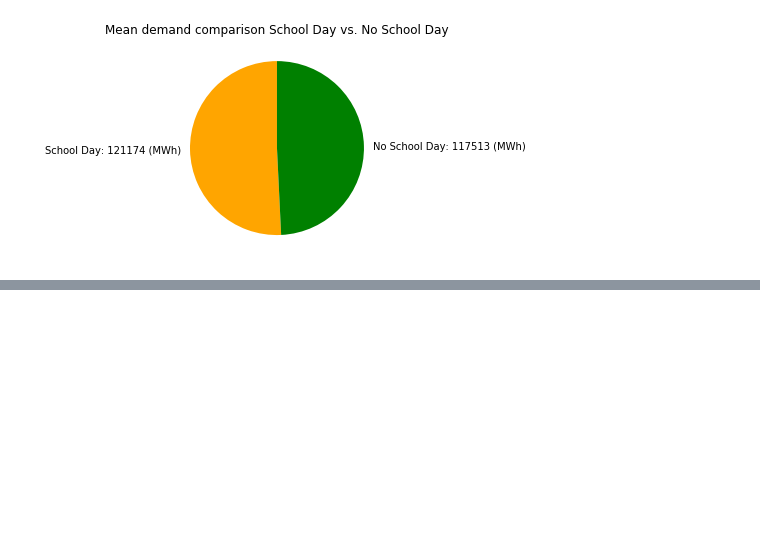
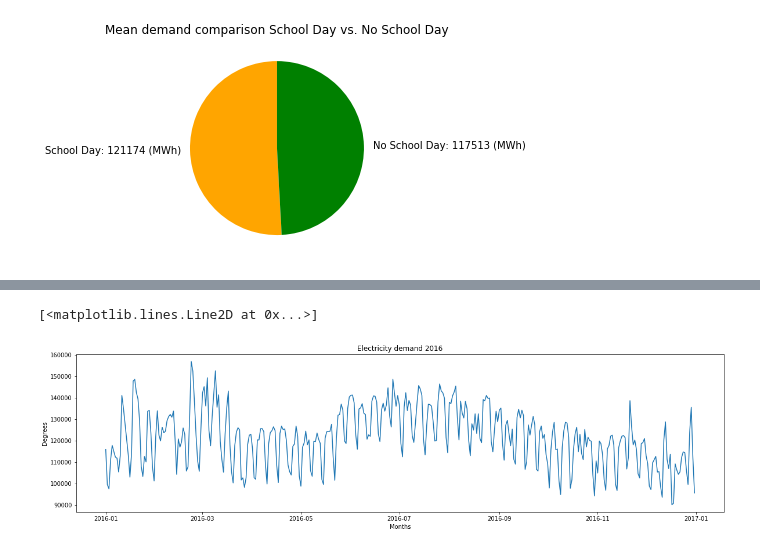
Before and after one commit to AThompson7/Project-1, a Jupyter notebook: electricity.ipynb, the cells around one changed output, grey strips where cells are left out. Drawn from its saved outputs; the diff is of its cells as text; code cells hidden in the pictures; blank space fills up the shorter version.

```diff
--- a/electricity.ipynb
+++ b/electricity.ipynb
@@ -238,0 +258,10 @@ Text(0.5, 1.0, 'Mean demand comparison School Day vs. No School Day')
+# %%
+fig = plt.figure(figsize=(20, 5))
+ax = fig.add_subplot(111)
+plt.title("Electricity demand 2016")
+plt.xlabel("Months")
+plt.ylabel("Degrees")
+ax.plot(x16, y16)
+# %% [output]
+[<matplotlib.lines.Line2D at 0x...>]
+[figure, added]
```
Also changed, not shown: parts of 20 cells of this notebook.
